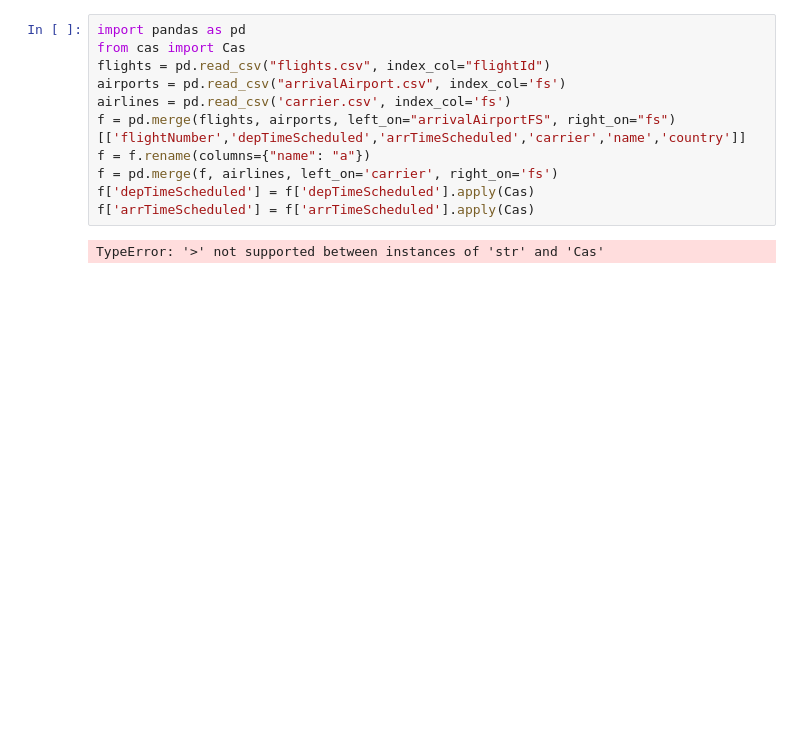
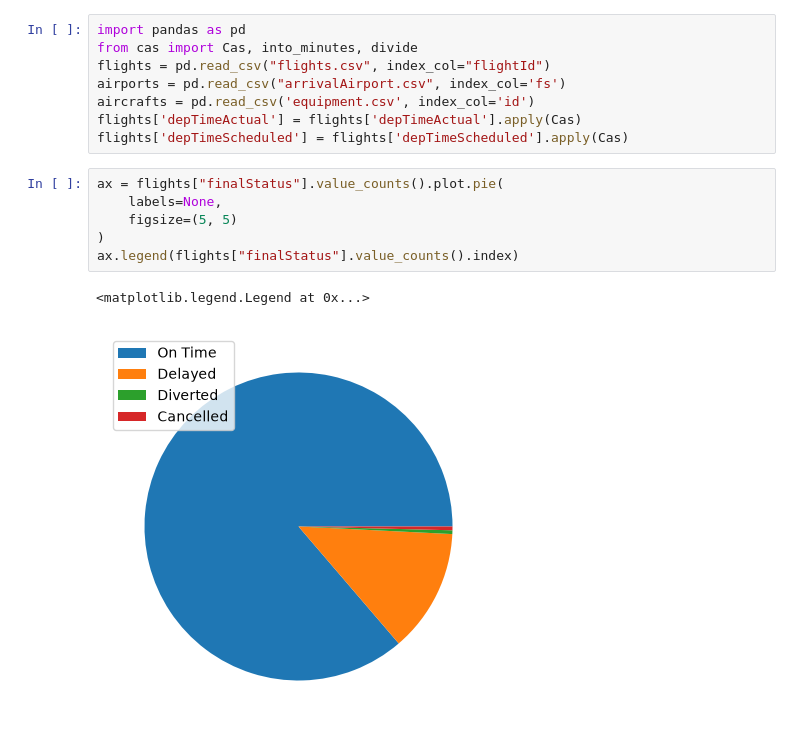
Before and after one commit to zeljanastamatovic/projektna-naloga-uvp, a Jupyter notebook: analiza.ipynb, the cells around one changed output. Cells and saved outputs as stored; diff of their text form; blank space fills up the shorter version.

```diff
--- a/analiza.ipynb
+++ b/analiza.ipynb
@@ -1,13 +1,17 @@
 # %%
 import pandas as pd
-from cas import Cas
+from cas import Cas, into_minutes, divide
 flights = pd.read_csv("flights.csv", index_col="flightId")
 airports = pd.read_csv("arrivalAirport.csv", index_col='fs')
-airlines = pd.read_csv('carrier.csv', index_col='fs')
-f = pd.merge(flights, airports, left_on="arrivalAirportFS", right_on="fs")[['flightNumber','depTimeScheduled','arrTimeScheduled','carrier','name','country']]
-f = f.rename(columns={"name": "a"})
-f = pd.merge(f, airlines, left_on='carrier', right_on='fs')
-f['depTimeScheduled'] = f['depTimeScheduled'].apply(Cas)
-f['arrTimeScheduled'] = f['arrTimeScheduled'].apply(Cas)
+aircrafts = pd.read_csv('equipment.csv', index_col='id')
+flights['depTimeActual'] = flights['depTimeActual'].apply(Cas)
+flights['depTimeScheduled'] = flights['depTimeScheduled'].apply(Cas)
-# %% [output]
-TypeError: '>' not supported between instances of 'str' and 'Cas'
+# %%
+ax = flights["finalStatus"].value_counts().plot.pie(
+    labels=None,
+    figsize=(5, 5)
+)
+ax.legend(flights["finalStatus"].value_counts().index)
+# %% [output]
+<matplotlib.legend.Legend at 0x...>
+[figure, added]
```
Also changed, not shown: parts of 5 cells of this notebook, 8 other files.
